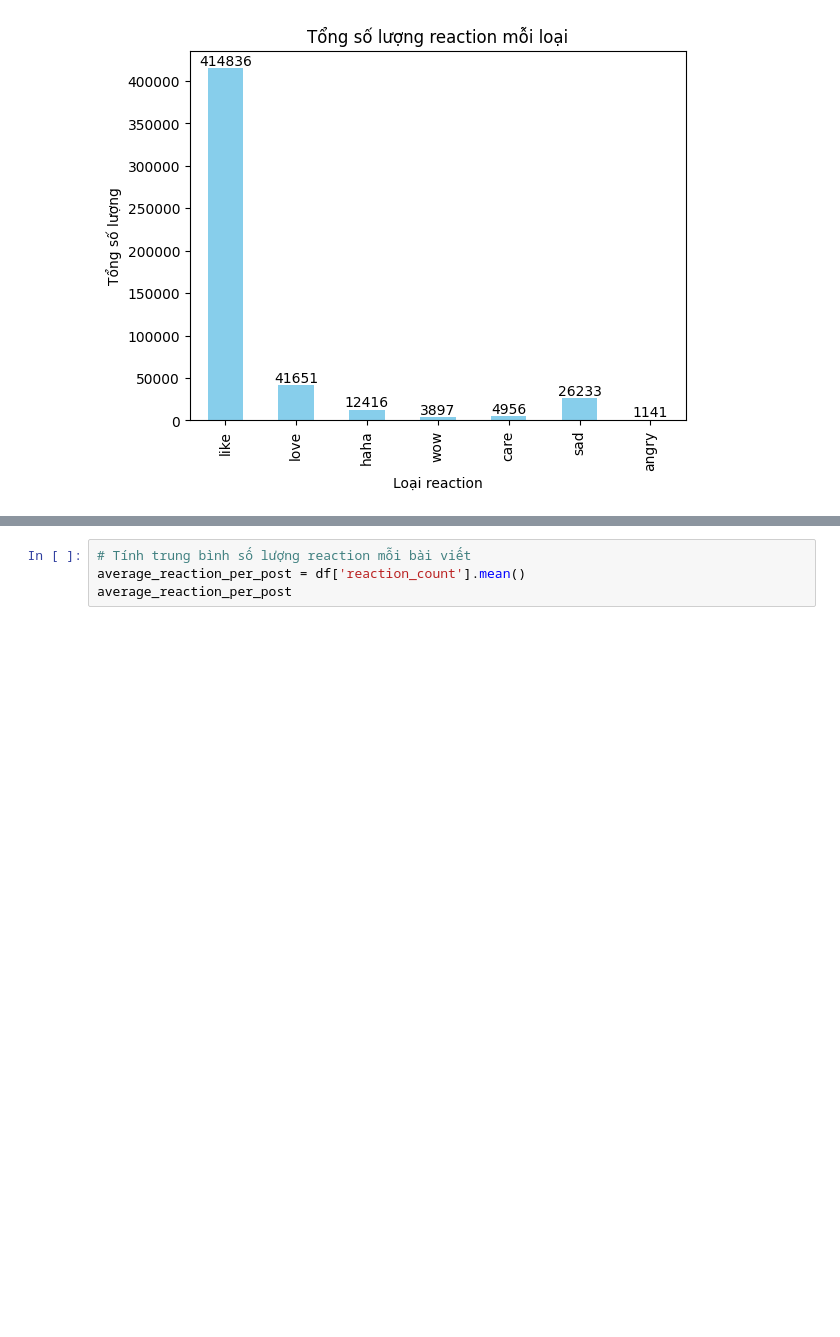
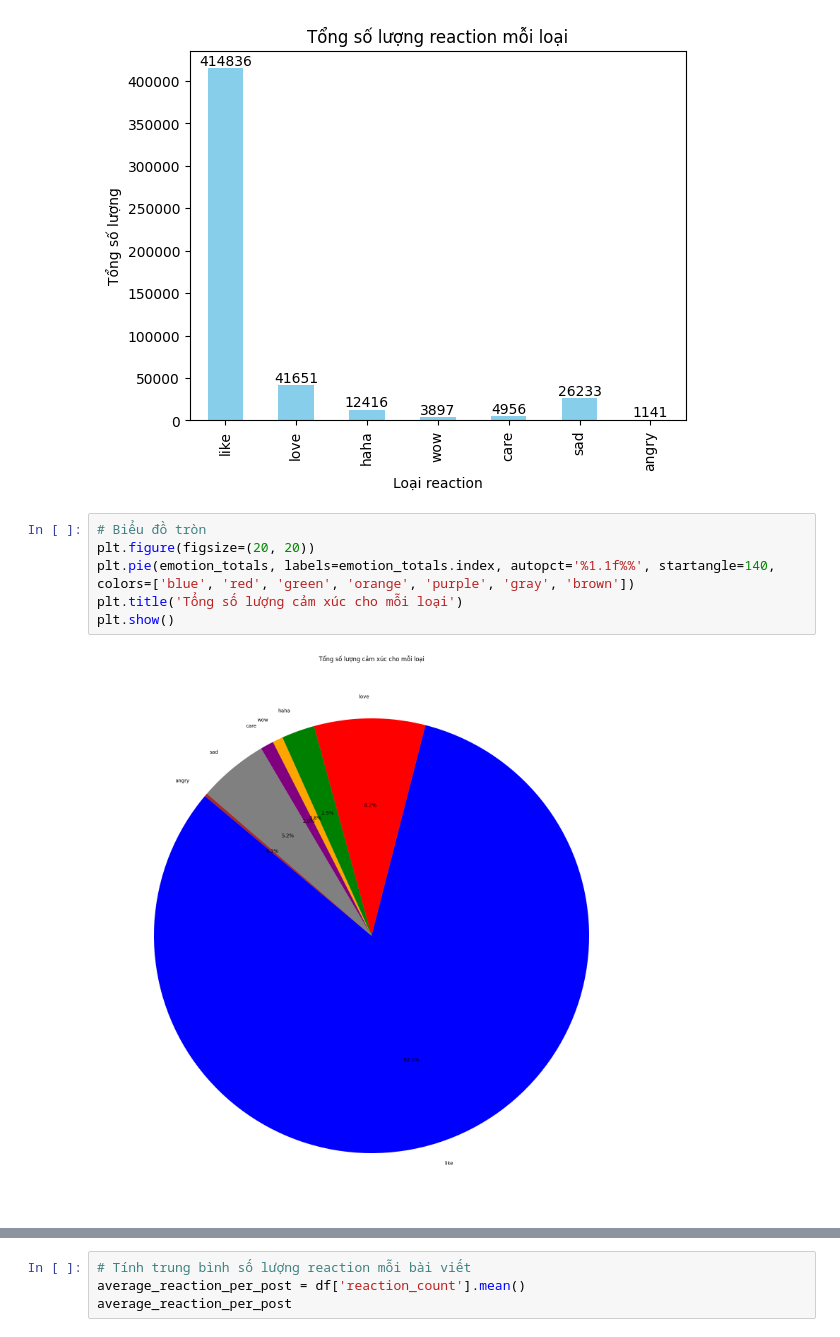
Before and after one commit to minh041104/Final-Project-AIT2003-1, a Jupyter notebook: Analyze_data.ipynb, the cells around one changed output, grey strips where cells are left out. Drawn from its saved outputs; the diff is of its cells as text; blank space fills up the shorter version.

```diff
--- a/Analyze_data.ipynb
+++ b/Analyze_data.ipynb
@@ -419,3 +170,11 @@ for i, value in enumerate(emotion_totals):
 plt.show()
 # %% [output]
 [figure]
+# %%
+# Biểu đồ tròn
+plt.figure(figsize=(20, 20))
+plt.pie(emotion_totals, labels=emotion_totals.index, autopct='%1.1f%%', startangle=140, colors=['blue', 'red', 'green', 'orange', 'purple', 'gray', 'brown'])
+plt.title('Tổng số lượng cảm xúc cho mỗi loại')
+plt.show()
+# %% [output]
+[figure, added]
```
Also changed, not shown: parts of 64 cells of this notebook.
